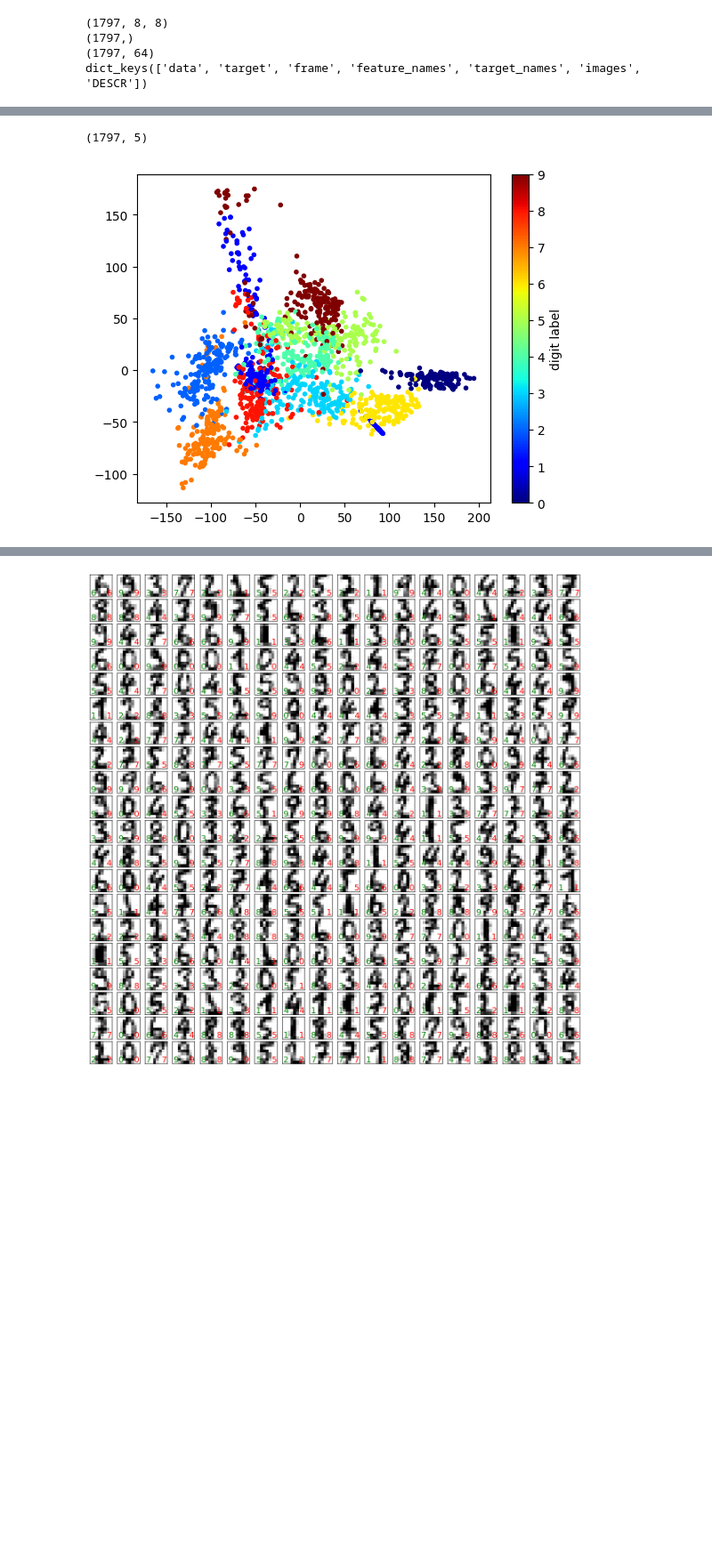
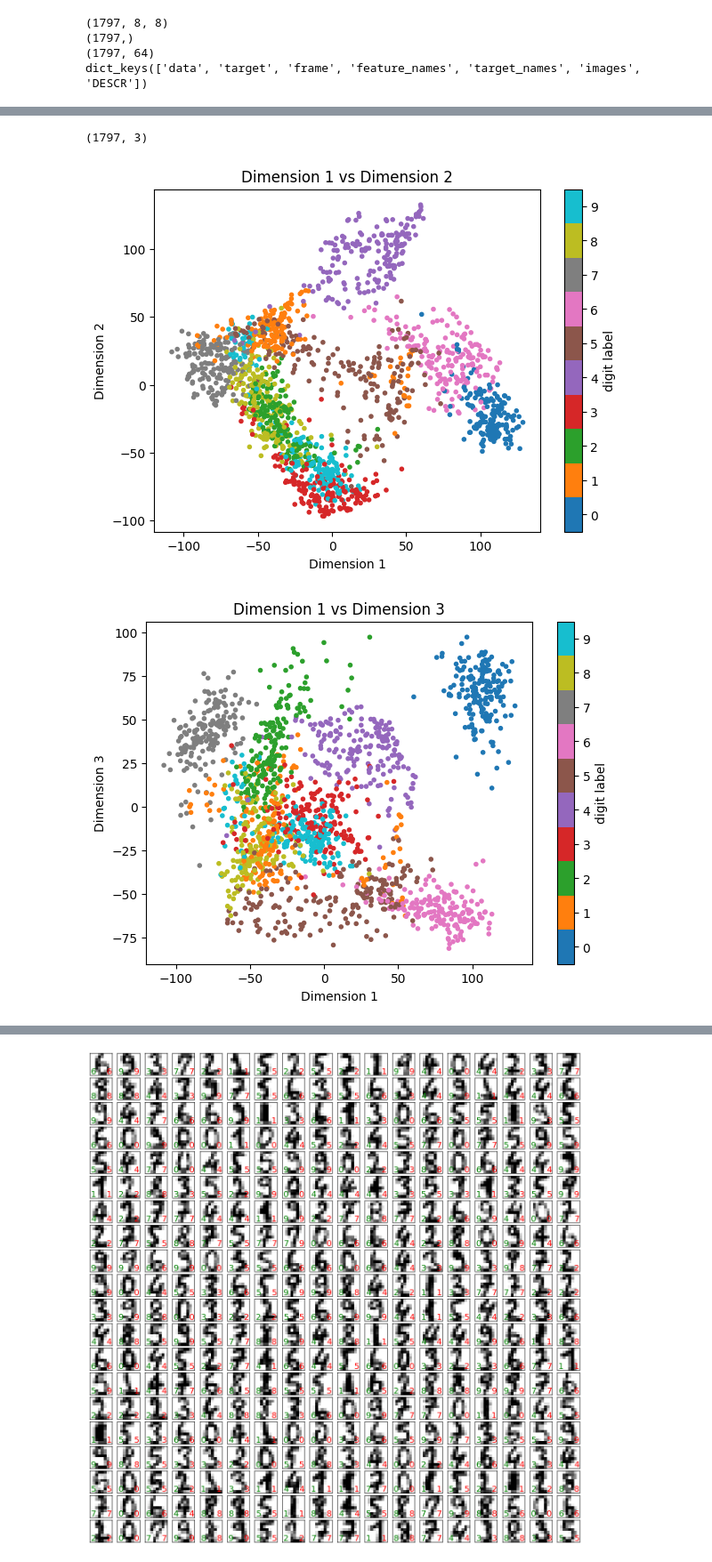
Before and after one commit to EmanuelaMenditto/astrostatistics_bicocca_2025, a Jupyter notebook: working/L13_ML_Digits.ipynb, the cells around one changed output, grey strips where cells are left out. Shown at 89% size. Saved outputs shown, nothing was run; the diff lists cells and outputs as text; code cells hidden in the pictures; blank space fills up the shorter version.

```diff
--- a/working/L13_ML_Digits.ipynb
+++ b/working/L13_ML_Digits.ipynb
@@ -23,13 +63,23 @@ dict_keys(['data', 'target', 'frame', 'feature_names', 'target_names', 'images',
 # %%
-# Dimensionality reduction from 64 to 2 with an unsupervised method
-X = digits.data
-y = digits.target
-embedding = Isomap(n_components=5)
+# Dimensionality reduction from 64 to 3 with an unsupervised method
+embedding = Isomap(n_neighbors=n_neighbors, n_components=3)
 X_transformed = embedding.fit_transform(X)
 print(X_transformed.shape)
-plt.scatter(X_transformed[:,0], X_transformed[:,4], c=y, cmap="jet", marker=".")
-plt.colorbar(label="digit label", ticks=range(10))
-plt.show()
 # %% [output]
-(1797, 5)
+(1797, 3)
-[figure, removed]
+# %%
+n = embedding.n_components
+for i in range(n):
+  for j in range(n):
+    if j > i:
+      plt.figure(figsize=(7, 5))
+      plt.scatter(X_transformed[:,i], X_transformed[:,j], c=y, cmap="tab10", marker=".")
+      plt.colorbar(label="digit label", ticks=range(n_labels))
+      plt.xlabel(f"Dimension {i+1}")
+      plt.ylabel(f"Dimension {j+1}")
+      plt.title(f"Dimension {i+1} vs Dimension {j+1}")
+      plt.clim(-0.5, 9.5)
+      plt.show()
+# %% [output]
+[figure, added]
+[figure, added]
```
Also changed, not shown: parts of 15 cells of this notebook.
